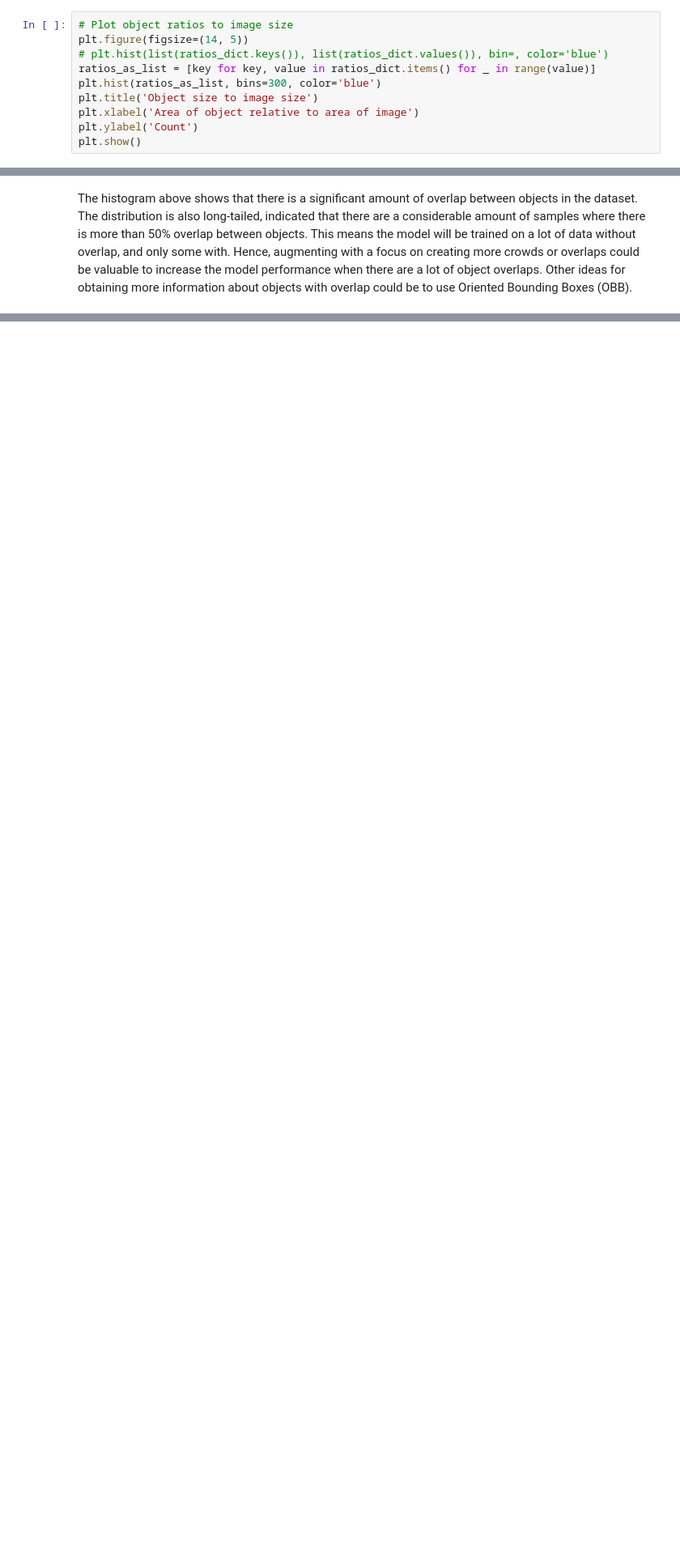
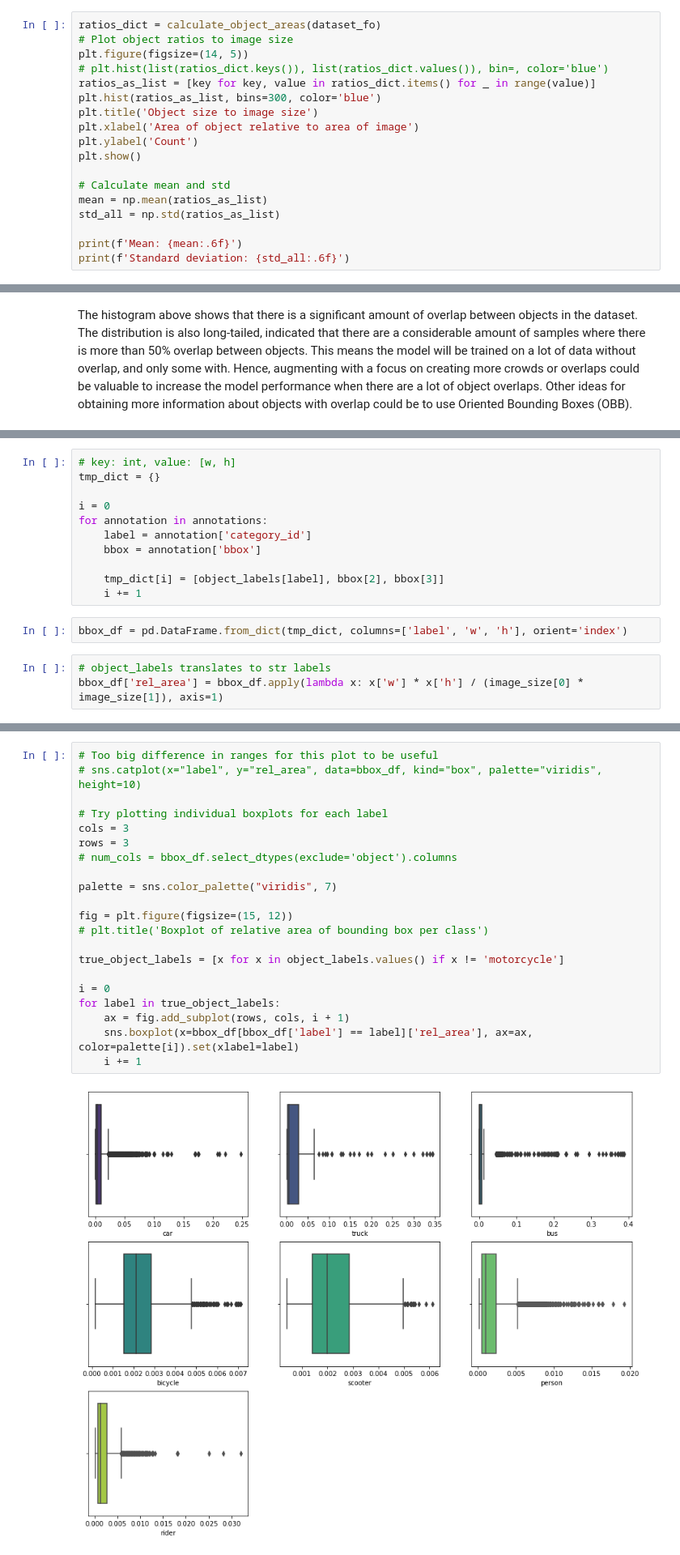
Before and after one commit to mariueng/computer-vision-and-deep-learning, a Jupyter notebook: SSD/notebooks/eda.ipynb, the cells around one changed output, grey strips where cells are left out. Shown at 81% size. Drawn from its saved outputs; the diff is of its cells as text; blank space fills up the shorter version.

```diff
--- a/SSD/notebooks/eda.ipynb
+++ b/SSD/notebooks/eda.ipynb
@@ -219,4 +232,5 @@ for sample in dataset_fo:
 # %%
+ratios_dict = calculate_object_areas(dataset_fo)
 # Plot object ratios to image size
 plt.figure(figsize=(14, 5))
 # plt.hist(list(ratios_dict.keys()), list(ratios_dict.values()), bin=, color='blue')
@@ -226,5 +240,12 @@ plt.title('Object size to image size')
 plt.xlabel('Area of object relative to area of image')
 plt.ylabel('Count')
 plt.show()
+
+# Calculate mean and std
+mean = np.mean(ratios_as_list)
+std_all = np.std(ratios_as_list)
+
+print(f'Mean: {mean:.6f}')
+print(f'Standard deviation: {std_all:.6f}')
 # %% [output]
 [figure]
@@ -436,0 +382,16 @@ fob.compute_hardness(dataset_fo, "predictions")
+# %%
+# key: int, value: [w, h]
+tmp_dict = {}
+
+i = 0
+for annotation in annotations:
+    label = annotation['category_id']
+    bbox = annotation['bbox']
+
+    tmp_dict[i] = [object_labels[label], bbox[2], bbox[3]]
+    i += 1
+# %%
+bbox_df = pd.DataFrame.from_dict(tmp_dict, columns=['label', 'w', 'h'], orient='index')
+# %%
+# object_labels translates to str labels
+bbox_df['rel_area'] = bbox_df.apply(lambda x: x['w'] * x['h'] / (image_size[0] * image_size[1]), axis=1)
@@ -436,0 +422,23 @@ fob.compute_hardness(dataset_fo, "predictions")
+# %%
+# Too big difference in ranges for this plot to be useful
+# sns.catplot(x="label", y="rel_area", data=bbox_df, kind="box", palette="viridis", height=10)
+
+# Try plotting individual boxplots for each label
+cols = 3
+rows = 3
+# num_cols = bbox_df.select_dtypes(exclude='object').columns
+
+palette = sns.color_palette("viridis", 7)
+
+fig = plt.figure(figsize=(15, 12))
+# plt.title('Boxplot of relative area of bounding box per class')
+
+true_object_labels = [x for x in object_labels.values() if x != 'motorcycle']
+
+i = 0
+for label in true_object_labels:
+    ax = fig.add_subplot(rows, cols, i + 1)
+    sns.boxplot(x=bbox_df[bbox_df['label'] == label]['rel_area'], ax=ax, color=palette[i]).set(xlabel=label)
+    i += 1
+# %% [output]
+[figure, added]
```
Also changed, not shown: parts of 41 cells of this notebook, 1 other file.
